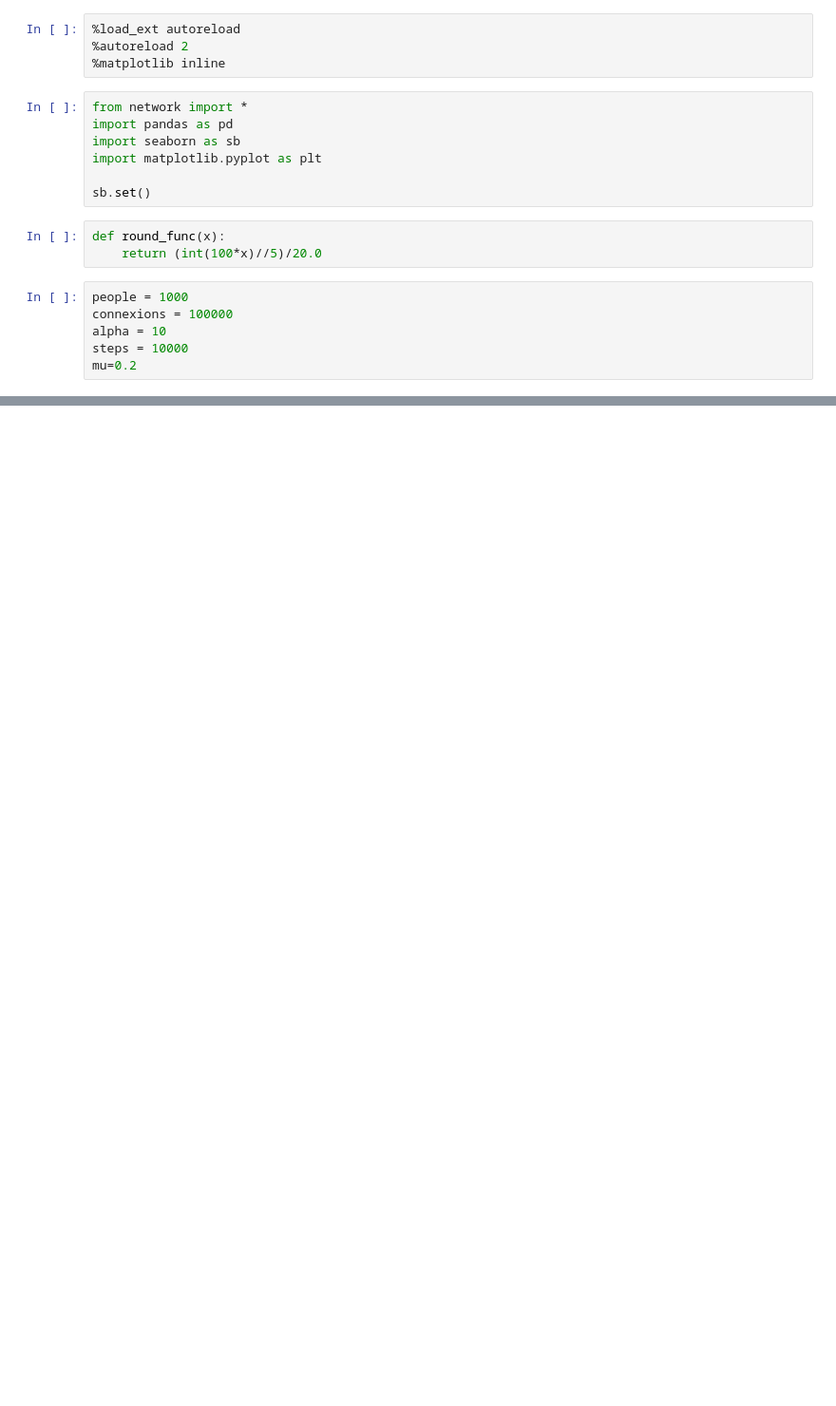
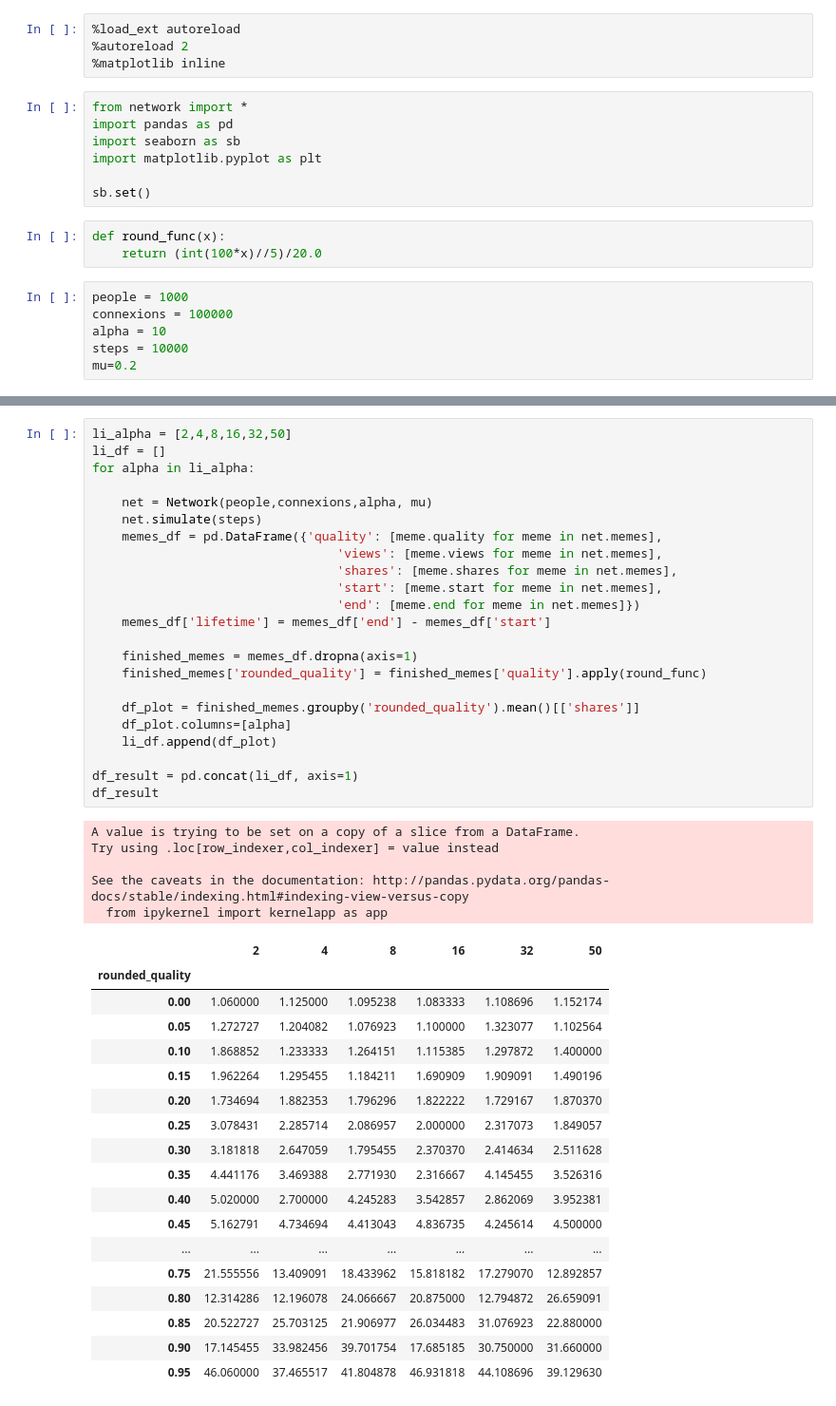
Before and after one commit to FakeNewsProject/FakeNews, a Jupyter notebook: Popularity as a function of mu and alpha.ipynb, the cells around one changed output, grey strips where cells are left out. Shown at 95% size. Drawn from its saved outputs; the diff is of its cells as text; blank space fills up the shorter version.

```diff
--- a/Popularity as a function of mu and alpha.ipynb
+++ b/Popularity as a function of mu and alpha.ipynb
@@ -78,0 +80,47 @@ df_views.dropna().plot()
+# %%
+li_alpha = [2,4,8,16,32,50]
+li_df = []
+for alpha in li_alpha:
+
+    net = Network(people,connexions,alpha, mu)
+    net.simulate(steps)
+    memes_df = pd.DataFrame({'quality': [meme.quality for meme in net.memes],
+                                 'views': [meme.views for meme in net.memes],
+                                 'shares': [meme.shares for meme in net.memes],
+                                 'start': [meme.start for meme in net.memes],
+                                 'end': [meme.end for meme in net.memes]})
+    memes_df['lifetime'] = memes_df['end'] - memes_df['start']
+
+    finished_memes = memes_df.dropna(axis=1)
+    finished_memes['rounded_quality'] = finished_memes['quality'].apply(round_func)
+
+    df_plot = finished_memes.groupby('rounded_quality').mean()[['shares']]
+    df_plot.columns=[alpha]
+    li_df.append(df_plot)
+
+df_result = pd.concat(li_df, axis=1)
+df_result
+# %% [output]
+A value is trying to be set on a copy of a slice from a DataFrame.
+Try using .loc[row_indexer,col_indexer] = value instead
+
+See the caveats in the documentation: http://pandas.pydata.org/pandas-docs/stable/indexing.html#indexing-view-versus-copy
+  from ipykernel import kernelapp as app
+|  | 2 | 4 | 8 | 16 | 32 | 50 |
+| rounded_quality |  |  |  |  |  |  |
+| 0.00 | 1.060000 | 1.125000 | 1.095238 | 1.083333 | 1.108696 | 1.152174 |
+| 0.05 | 1.272727 | 1.204082 | 1.076923 | 1.100000 | 1.323077 | 1.102564 |
+| 0.10 | 1.868852 | 1.233333 | 1.264151 | 1.115385 | 1.297872 | 1.400000 |
+| 0.15 | 1.962264 | 1.295455 | 1.184211 | 1.690909 | 1.909091 | 1.490196 |
+| 0.20 | 1.734694 | 1.882353 | 1.796296 | 1.822222 | 1.729167 | 1.870370 |
+| 0.25 | 3.078431 | 2.285714 | 2.086957 | 2.000000 | 2.317073 | 1.849057 |
+| 0.30 | 3.181818 | 2.647059 | 1.795455 | 2.370370 | 2.414634 | 2.511628 |
+| 0.35 | 4.441176 | 3.469388 | 2.771930 | 2.316667 | 4.145455 | 3.526316 |
+| 0.40 | 5.020000 | 2.700000 | 4.245283 | 3.542857 | 2.862069 | 3.952381 |
+| 0.45 | 5.162791 | 4.734694 | 4.413043 | 4.836735 | 4.245614 | 4.500000 |
+| ... | ... | ... | ... | ... | ... | ... |
+| 0.75 | 21.555556 | 13.409091 | 18.433962 | 15.818182 | 17.279070 | 12.892857 |
+| 0.80 | 12.314286 | 12.196078 | 24.066667 | 20.875000 | 12.794872 | 26.659091 |
+| 0.85 | 20.522727 | 25.703125 | 21.906977 | 26.034483 | 31.076923 | 22.880000 |
+| 0.90 | 17.145455 | 33.982456 | 39.701754 | 17.685185 | 30.750000 | 31.660000 |
+| 0.95 | 46.060000 | 37.465517 | 41.804878 | 46.931818 | 44.108696 | 39.129630 |
```
Also changed, not shown: parts of 8 cells of this notebook, 2 other files.
